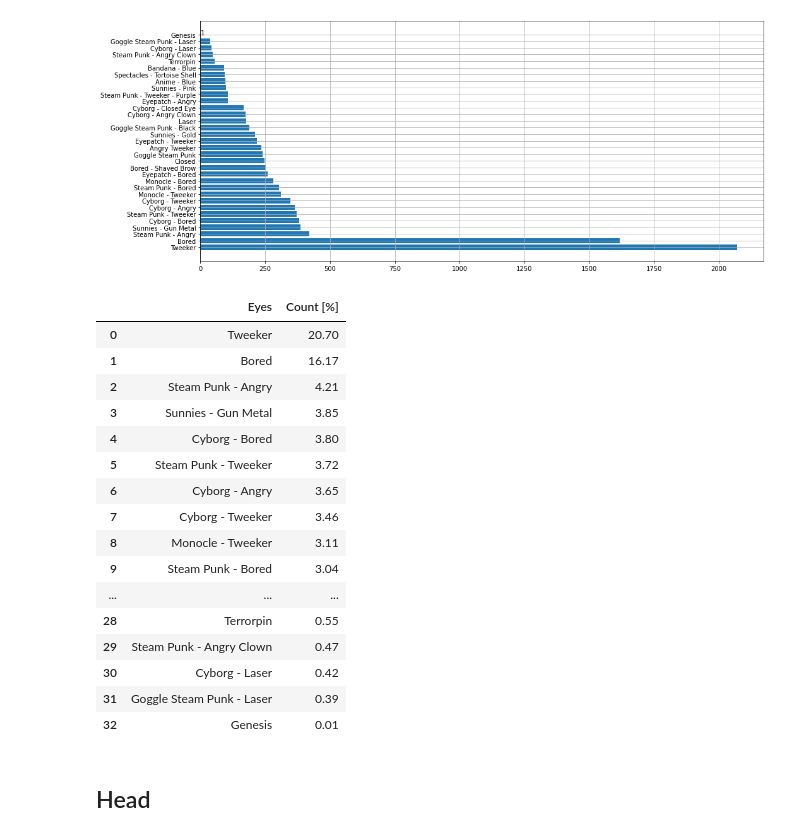
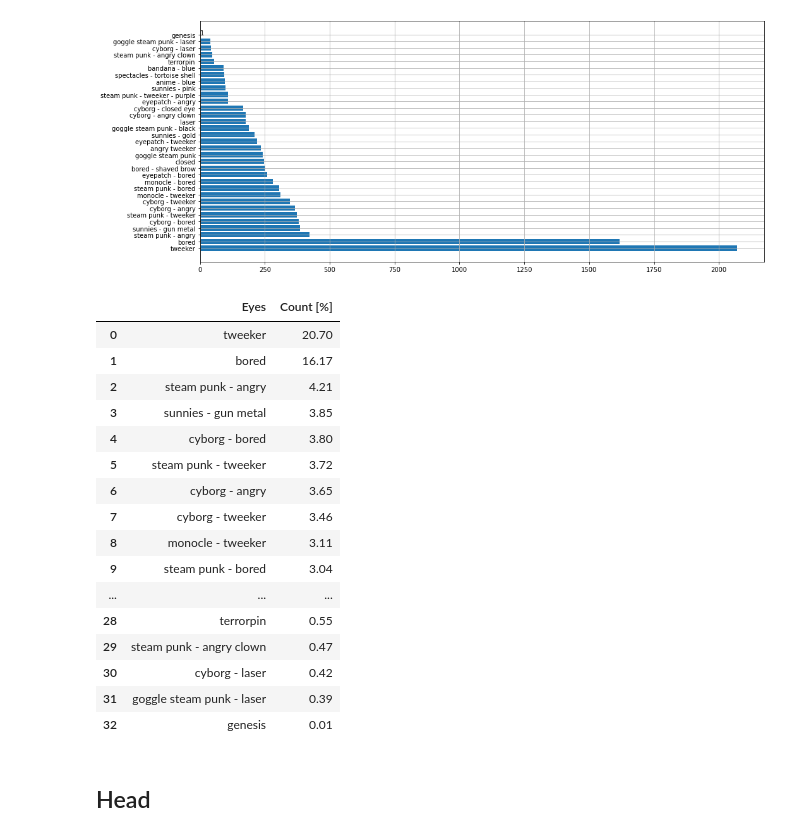
Before and after one commit to makimedmat2/AoUD-team_repo, a Jupyter notebook: mints_generaly.ipynb, the cells around one changed output. Saved outputs shown, nothing was run; the diff lists cells and outputs as text; code cells hidden in the pictures.

```diff
--- a/mints_generaly.ipynb
+++ b/mints_generaly.ipynb
@@ -436,6 +433,7 @@ Body_df['Count'] = list(body_set.values())
 Body_df.sort_values(by='Count', ascending=False).reset_index(drop=True)
 Body_df['Count [%]'] = Body_df['Count'].div(100)
 Body_df = Body_df.drop('Count', axis=1)
+TraitsRarity = pd.concat([TraitsRarity, Body_df], axis=1)
 # %%
 Body_df
 # %% [output]
@@ -459,6 +457,7 @@ Body_df
 # %% [markdown]
 ## Mouth
 # %%
+mintNFT['Mouth'] = mintNFT['Mouth'].str.lower()
 mouth_set = dict(mintNFT['Mouth'].value_counts())
 
 mouths = list(mouth_set.keys())
@@ -482,6 +481,7 @@ Mouth_df['Count'] = list(mouth_set.values())
 Mouth_df.sort_values(by='Count', ascending=False).reset_index(drop=True)
 Mouth_df['Count [%]'] = Mouth_df['Count'].div(100)
 Mouth_df = Mouth_df.drop('Count', axis=1)
+TraitsRarity = pd.concat([TraitsRarity, Mouth_df], axis=1)
 Mouth_df
 # %% [output]
 |  | Mouth | Count [%] |
@@ -506,6 +506,7 @@ Mouth_df
 # %% [markdown]
 ### - można dodać to że mamy dwa atrybuty dla oczu
 # %%
+mintNFT['Eyes'] = mintNFT['Eyes'].str.lower()
 eyes_set = dict(mintNFT['Eyes'].value_counts())
 
 eyes = list(eyes_set.keys())
@@ -524,30 +525,31 @@ plt.grid()
 # %%
 Eyes_df = pd.DataFrame(columns=['Eyes', 'Count'])
 Eyes_df['Eyes'] = list(eyes_set.keys())
 Eyes_df['Count'] = list(eyes_set.values())
 
 Eyes_df.sort_values(by='Count', ascending=False).reset_index(drop=True)
 Eyes_df['Count [%]'] = Eyes_df['Count'].div(100)
 Eyes_df = Eyes_df.drop('Count', axis=1)
+TraitsRarity = pd.concat([TraitsRarity, Eyes_df], axis=1)
 Eyes_df
 # %% [output]
 |  | Eyes | Count [%] |
-| 0 | Tweeker | 20.70 |
-| 1 | Bored | 16.17 |
-| 2 | Steam Punk - Angry | 4.21 |
-| 3 | Sunnies - Gun Metal | 3.85 |
-| 4 | Cyborg - Bored | 3.80 |
-| 5 | Steam Punk - Tweeker | 3.72 |
-| 6 | Cyborg - Angry | 3.65 |
-| 7 | Cyborg - Tweeker | 3.46 |
-| 8 | Monocle - Tweeker | 3.11 |
-| 9 | Steam Punk - Bored | 3.04 |
+| 0 | tweeker | 20.70 |
+| 1 | bored | 16.17 |
+| 2 | steam punk - angry | 4.21 |
+| 3 | sunnies - gun metal | 3.85 |
+| 4 | cyborg - bored | 3.80 |
+| 5 | steam punk - tweeker | 3.72 |
+| 6 | cyborg - angry | 3.65 |
+| 7 | cyborg - tweeker | 3.46 |
+| 8 | monocle - tweeker | 3.11 |
+| 9 | steam punk - bored | 3.04 |
 | ... | ... | ... |
-| 28 | Terrorpin | 0.55 |
-| 29 | Steam Punk - Angry Clown | 0.47 |
-| 30 | Cyborg - Laser | 0.42 |
-| 31 | Goggle Steam Punk - Laser | 0.39 |
-| 32 | Genesis | 0.01 |
+| 28 | terrorpin | 0.55 |
+| 29 | steam punk - angry clown | 0.47 |
+| 30 | cyborg - laser | 0.42 |
+| 31 | goggle steam punk - laser | 0.39 |
+| 32 | genesis | 0.01 |
 # %% [markdown]
 ## Head
 # %%
```
Also changed, not shown: parts of 50 cells of this notebook.
